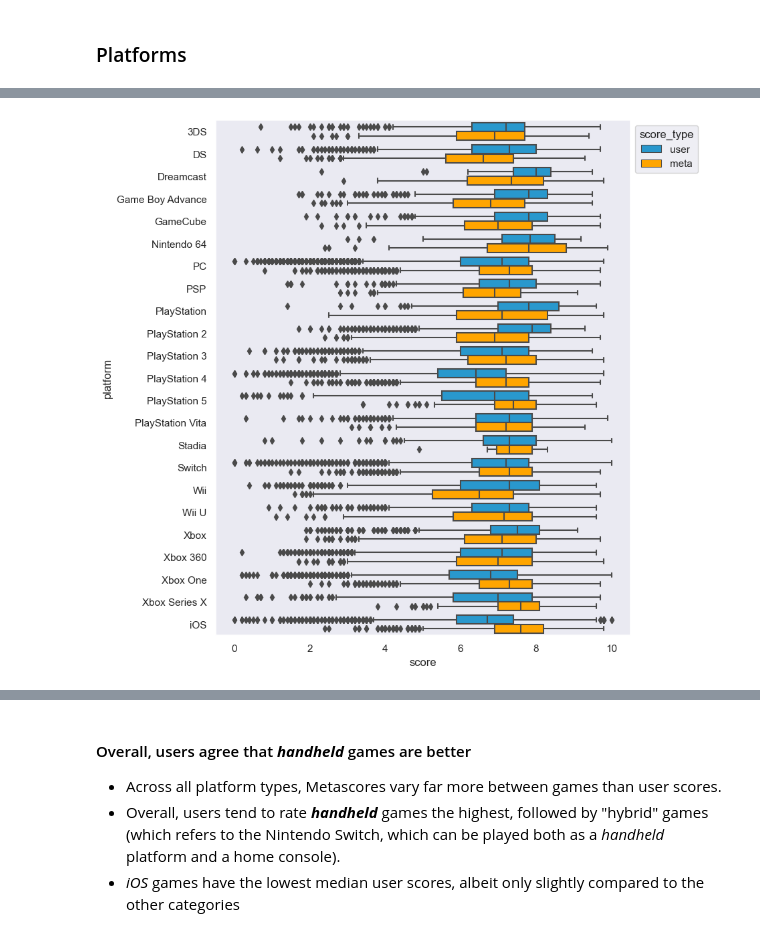
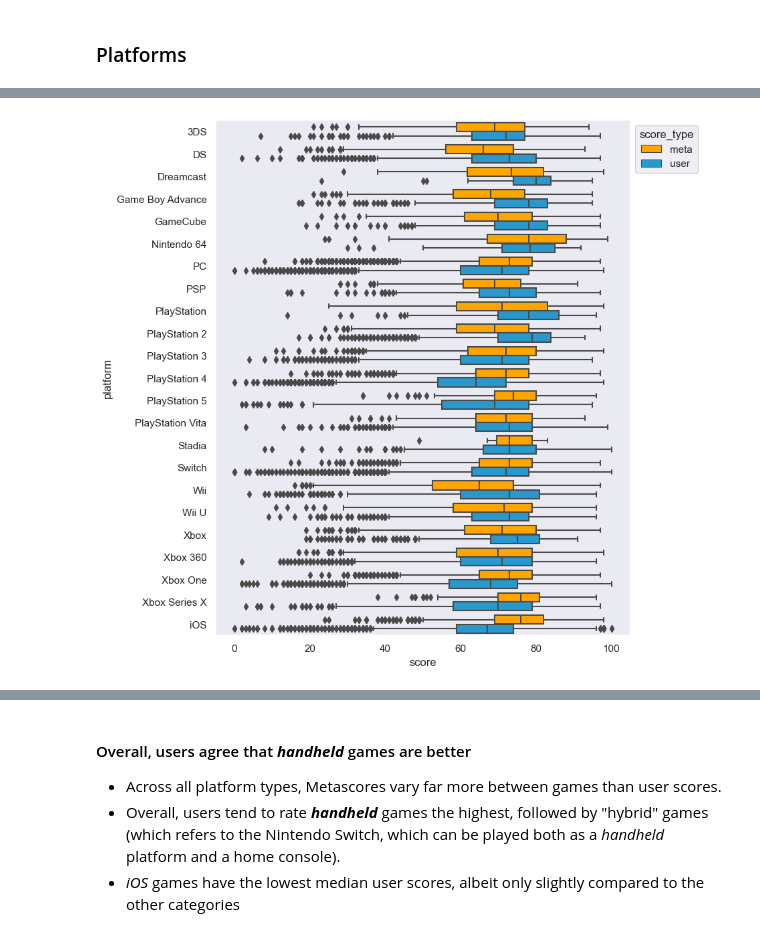
Before and after one commit to henrylin03/video-games, a Jupyter notebook: analysis.ipynb, the cells around one changed output, grey strips where cells are left out. Saved outputs shown, nothing was run; the diff lists cells and outputs as text; code cells hidden in the pictures.

```diff
--- a/analysis.ipynb
+++ b/analysis.ipynb
@@ -277,28 +219,50 @@ median_scores.sort_values("median_score", ascending=False)
 # %%
 def boxplot_game_reviews(
     score_type_filter=["user", "meta"],
     platform_filter=False,
 ):
     sns.set(style="dark")
     scores_stacked_df = melt_table_by_score_type("games")
     data_df = scores_stacked_df[scores_stacked_df.score_type.isin(score_type_filter)]
     if platform_filter:
         data_df = data_df[data_df.platform.isin(platform_filter)]
 
     plt.figure(figsize=(8, 10))
     ax = sns.boxplot(
-        data=data_df.sort_values("platform"),
+        data=data_df.sort_values(["platform", "score_type"]),
         x="score",
         y="platform",
         hue="score_type",
         orient="h",
-        palette=["#2998cd", "orange"],
+        palette=["orange", "#2998cd"],
         saturation=1,
     )
     sns.move_legend(ax, "upper left", bbox_to_anchor=(1, 1))
     plt.show()
 
 
+def melt_table_by_score_type(input_table: str) -> pd.DataFrame:
+    melt_sql_query = f"""
+        SELECT name,
+            platform,
+            metascore score,
+            'meta' score_type,
+            STRFTIME('%Y-%m-%d', release_date) release_date
+        FROM {input_table}
+        WHERE score NOT NULL
+        UNION ALL
+        SELECT name,
+            platform,
+            userscore * 10 score,
+            'user' score_type,
+            STRFTIME('%Y-%m-%d', release_date) release_date
+        FROM {input_table}
+        WHERE score NOT NULL
+    """
+    res_df = pd.read_sql_query(melt_sql_query, sql_engine)
+    return res_df
+
+
 boxplot_game_reviews()
 # %% [output]
-[figure, old version]
+[figure, new version]
```
Also changed, not shown: parts of 9 cells of this notebook.
